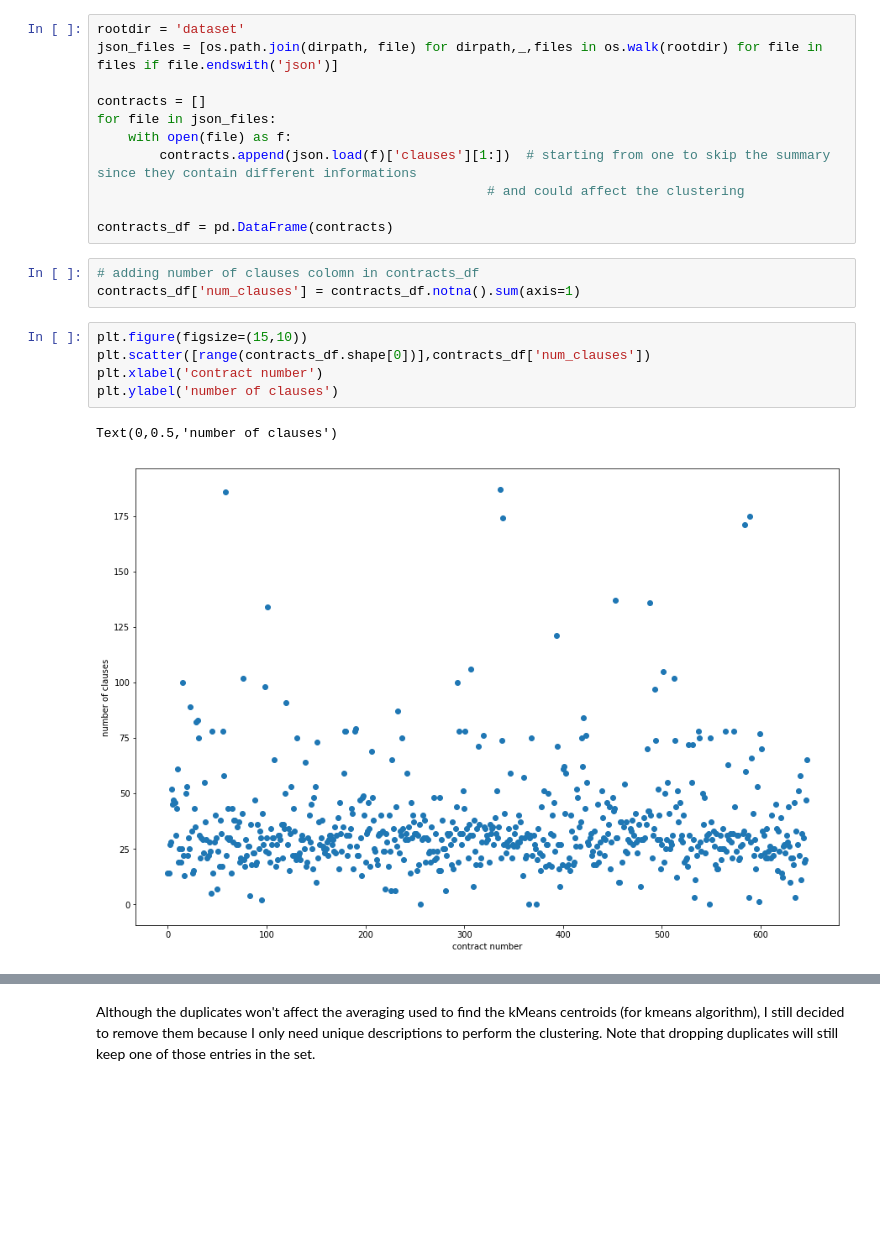
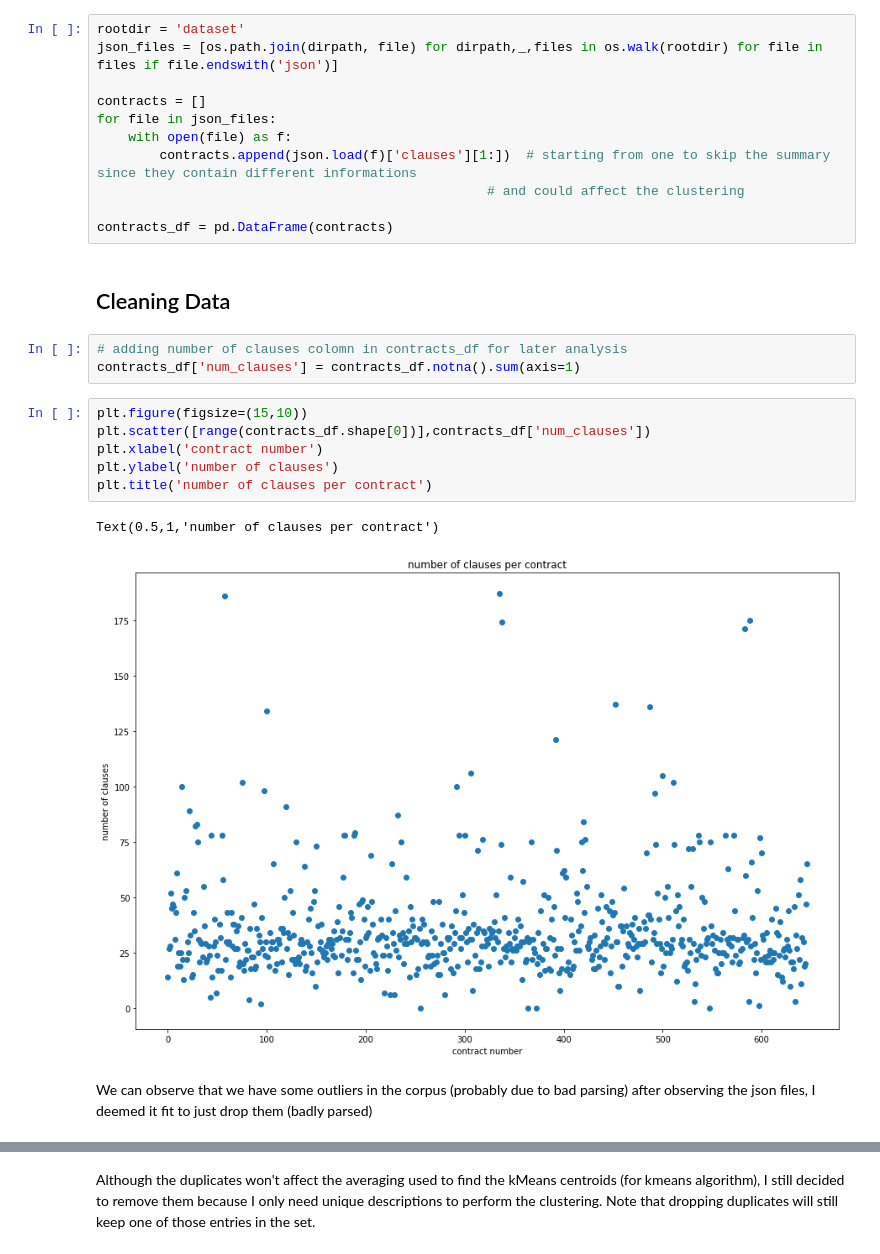
Before and after one commit to alaameloh/Hyperlex_test, a Jupyter notebook: hyperlex_test.ipynb, the cells around one changed output, grey strips where cells are left out. Cells and saved outputs as stored; diff of their text form; blank space fills up the shorter version.

```diff
--- a/hyperlex_test.ipynb
+++ b/hyperlex_test.ipynb
@@ -42,17 +49,23 @@ for file in json_files:
                                                   # and could affect the clustering
 
 contracts_df = pd.DataFrame(contracts)
+# %% [markdown]
+## Cleaning Data
 # %%
-# adding number of clauses colomn in contracts_df
+# adding number of clauses colomn in contracts_df for later analysis
 contracts_df['num_clauses'] = contracts_df.notna().sum(axis=1)
 # %%
 plt.figure(figsize=(15,10))
 plt.scatter([range(contracts_df.shape[0])],contracts_df['num_clauses'])
 plt.xlabel('contract number')
 plt.ylabel('number of clauses')
+plt.title('number of clauses per contract')
 # %% [output]
-Text(0,0.5,'number of clauses')
+Text(0.5,1,'number of clauses per contract')
-[figure, old version]
+[figure, new version]
+# %% [markdown]
+We can observe that we have some outliers in the corpus (probably due to bad parsing)
+after observing the json files, I deemed it fit to just drop them (badly parsed)
 # %%
 contracts_df[contracts_df['num_clauses']<5]
 # %% [output]
```
Also changed, not shown: parts of 77 cells of this notebook, 20 other files.
